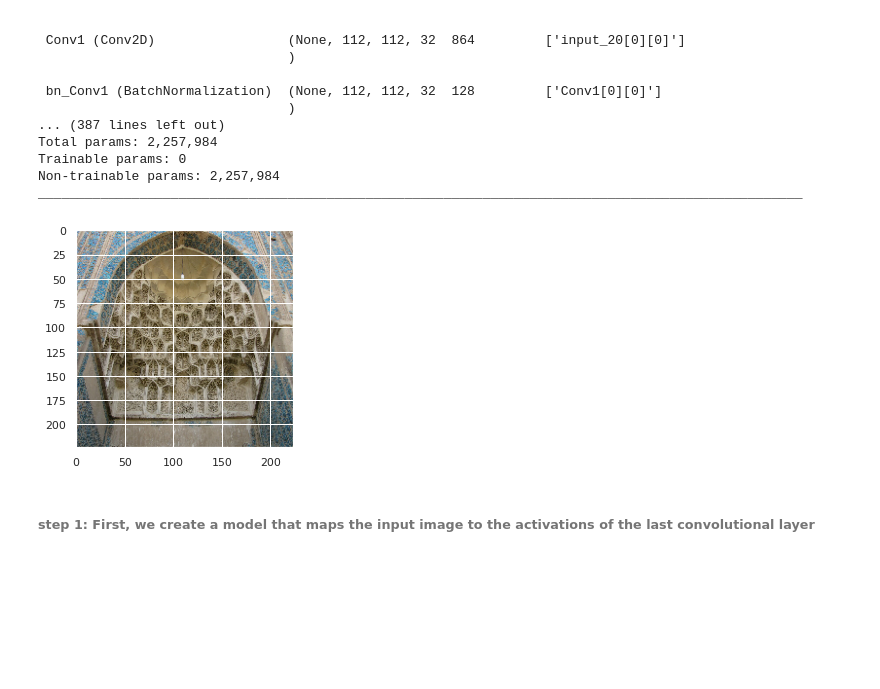
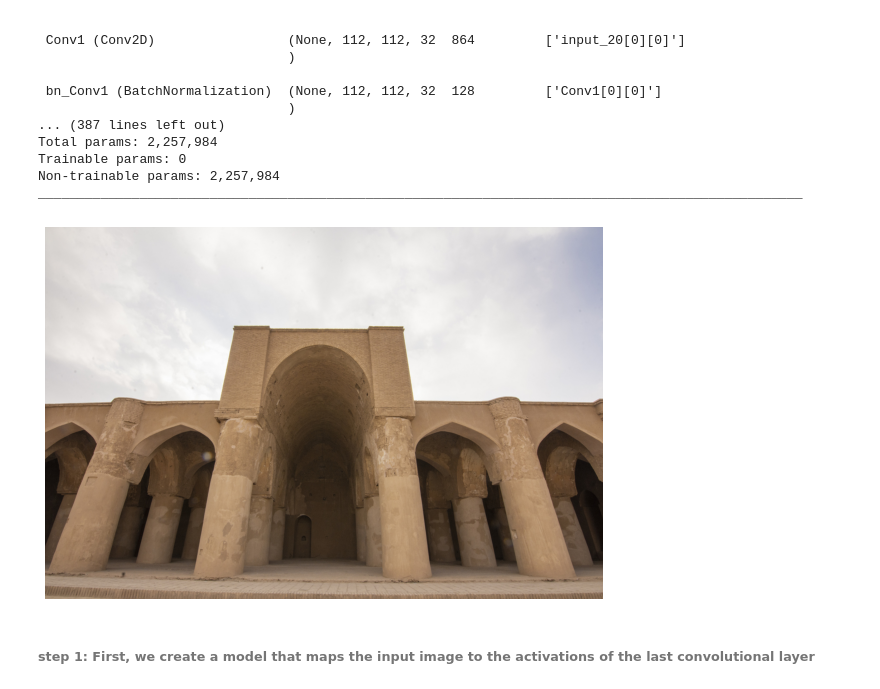
Before and after one commit to tekboart/CHB-image_classification_GradCam, a Jupyter notebook: 1. Image Classification/image_classification.ipynb, the cells around one changed output. Drawn from its saved outputs; the diff is of its cells as text; code cells hidden in the pictures; blank space fills up the shorter version.

```diff
--- a/1. Image Classification/image_classification.ipynb
+++ b/1. Image Classification/image_classification.ipynb
@@ -1956,31 +1971,36 @@ ________________________________________________________________________________
 # %%
 img_path = tf.keras.utils.get_file(
     fname="elephant.jpg",
     origin="https://img-datasets.s3.amazonaws.com/elephant.jpg")
 
 # define image address
-img_path = str(pathlib.Path(
-    r'/run/media/tekboart/SP 2TB/Thesis Data/Pix/0 Model Ready Data/0 Resized (max1000x1000)/Semnan (Resized)/IMG_7968.JPG'))
+# img_path = str(pathlib.Path(r'/run/media/tekboart/SP 2TB/Thesis Data/Pix/0 Model Ready Data/0 Resized (max1000x1000)/Semnan (Resized)/IMG_7968.JPG'))
+img_path = str(pathlib.Path(r'/run/media/tekboart/SP 2TB/Thesis Data/Pix/0 Model Ready Data/0 Resized (max1000x1000)/Semnan (Resized)/DSC_0545.JPG'))
+
 # img_path = r'F:\Thesis Data\Pix\0 Model Ready Data\0 Resized (max1000x1000)\ME (Resized)\emamzade_ghasem 105.jpg'
 
 
 def get_img_array(img_path, target_size):
     # Return a Python Imaging Library (PIL) image of size 299 × 299.
     img = tf.keras.utils.load_img(img_path, target_size=target_size)
     # Return a float32 NumPy array of shape (299, 299, 3).
     array = tf.keras.utils.img_to_array(img)
     # Add a dimension to transform the array into a batch of size (1, 299, 299, 3).
     array = np.expand_dims(array, axis=0)
     # Preprocess the batch (this does channel-wise color normalization).
-    array = tf.keras.applications.xception.preprocess_input(array)
+    array = preprocess_input(array)  # make this a parameter (just like that of tl_model_builder)
     return array
 
 img_array = get_img_array(img_path, target_size=resize_shape)
+
+
+plt.figure(figsize=(10, 7))
 # convert [1, 1] --> [0, 255]
-plt.imshow(((img_array[0]+1)*127.5).astype('uint8'))
+plt.imshow(plt.imread(img_path))
+plt.axis('off')
 plt.show()
 # %% [output]
-[figure, old version]
+[figure, new version]
 # %% [markdown]
 ###### step 1: First, we create a model that maps the input image to the activations of the last convolutional layer
 # %%
```
Also changed, not shown: parts of 9 cells of this notebook.
